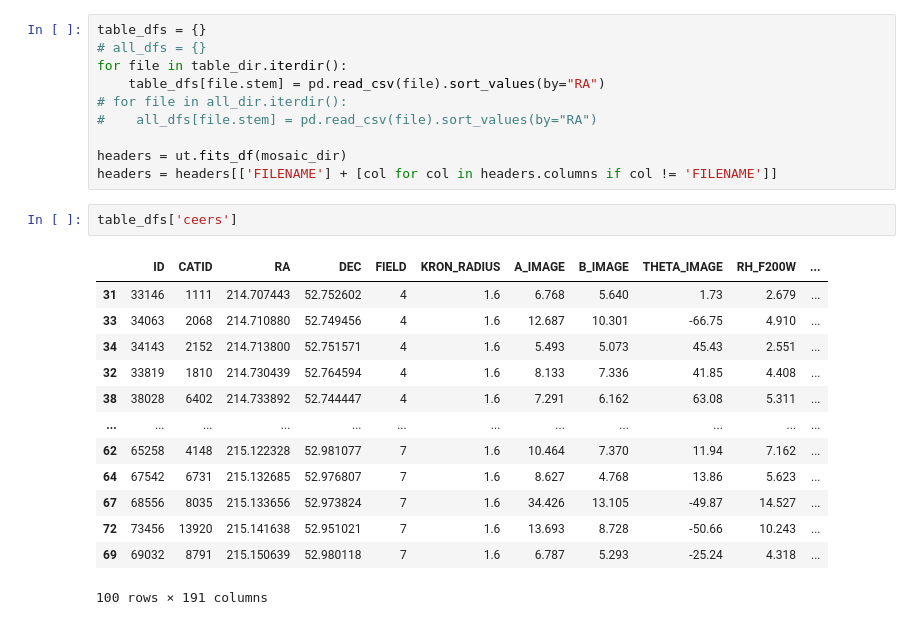
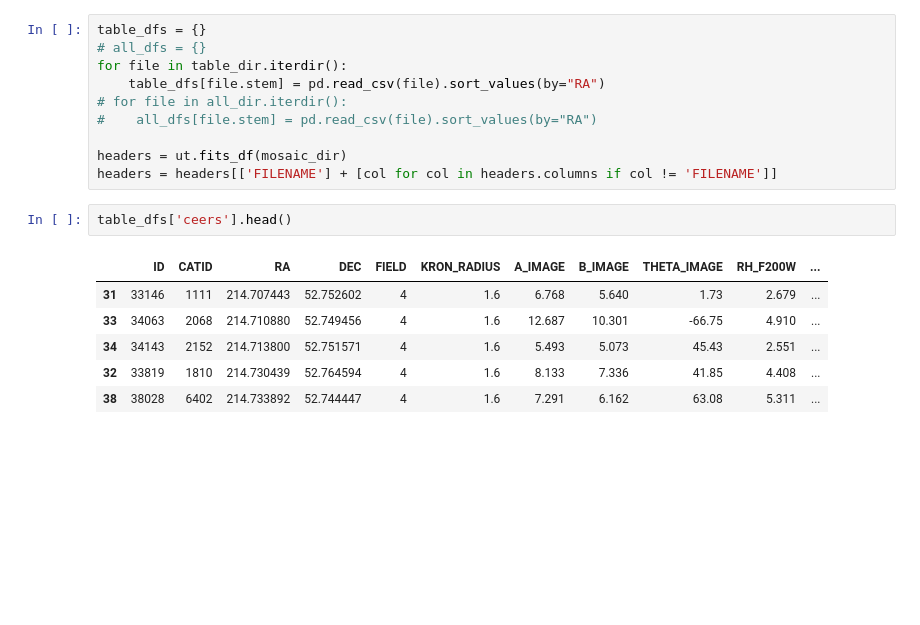
Before and after one commit to hartysimon-sketch/Galaxy-Classifier, a Jupyter notebook: Summer Research/get_cutouts.ipynb, the cells around one changed output. Saved outputs shown, nothing was run; the diff lists cells and outputs as text; blank space fills up the shorter version.

```diff
--- a/Summer Research/get_cutouts.ipynb
+++ b/Summer Research/get_cutouts.ipynb
@@ -31,21 +32,14 @@ for file in table_dir.iterdir():
 headers = ut.fits_df(mosaic_dir)
 headers = headers[['FILENAME'] + [col for col in headers.columns if col != 'FILENAME']]
 # %%
-table_dfs['ceers']
+table_dfs['ceers'].head()
 # %% [output]
 |  | ID | CATID | RA | DEC | FIELD | KRON_RADIUS | A_IMAGE | B_IMAGE | THETA_IMAGE | RH_F200W | ... |
 | 31 | 33146 | 1111 | 214.707443 | 52.752602 | 4 | 1.6 | 6.768 | 5.640 | 1.73 | 2.679 | ... |
 | 33 | 34063 | 2068 | 214.710880 | 52.749456 | 4 | 1.6 | 12.687 | 10.301 | -66.75 | 4.910 | ... |
 | 34 | 34143 | 2152 | 214.713800 | 52.751571 | 4 | 1.6 | 5.493 | 5.073 | 45.43 | 2.551 | ... |
 | 32 | 33819 | 1810 | 214.730439 | 52.764594 | 4 | 1.6 | 8.133 | 7.336 | 41.85 | 4.408 | ... |
 | 38 | 38028 | 6402 | 214.733892 | 52.744447 | 4 | 1.6 | 7.291 | 6.162 | 63.08 | 5.311 | ... |
-| ... | ... | ... | ... | ... | ... | ... | ... | ... | ... | ... | ... |
-| 62 | 65258 | 4148 | 215.122328 | 52.981077 | 7 | 1.6 | 10.464 | 7.370 | 11.94 | 7.162 | ... |
-| 64 | 67542 | 6731 | 215.132685 | 52.976807 | 7 | 1.6 | 8.627 | 4.768 | 13.86 | 5.623 | ... |
-| 67 | 68556 | 8035 | 215.133656 | 52.973824 | 7 | 1.6 | 34.426 | 13.105 | -49.87 | 14.527 | ... |
-| 72 | 73456 | 13920 | 215.141638 | 52.951021 | 7 | 1.6 | 13.693 | 8.728 | -50.66 | 10.243 | ... |
-| 69 | 69032 | 8791 | 215.150639 | 52.980118 | 7 | 1.6 | 6.787 | 5.293 | -25.24 | 4.318 | ... |
-100 rows × 191 columns
 # %%
 if CUT:
     with_two = []
```
Also changed, not shown: parts of 2 cells of this notebook, 3 other files.
